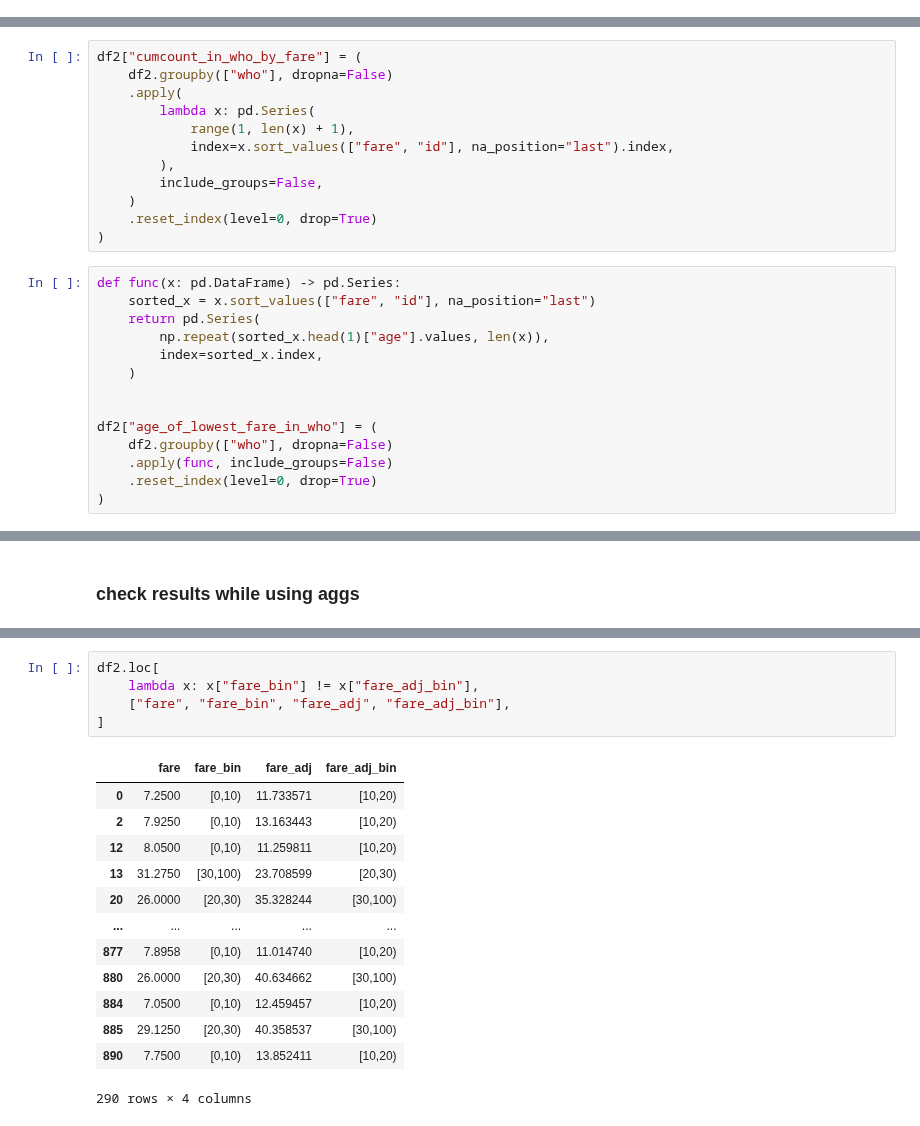
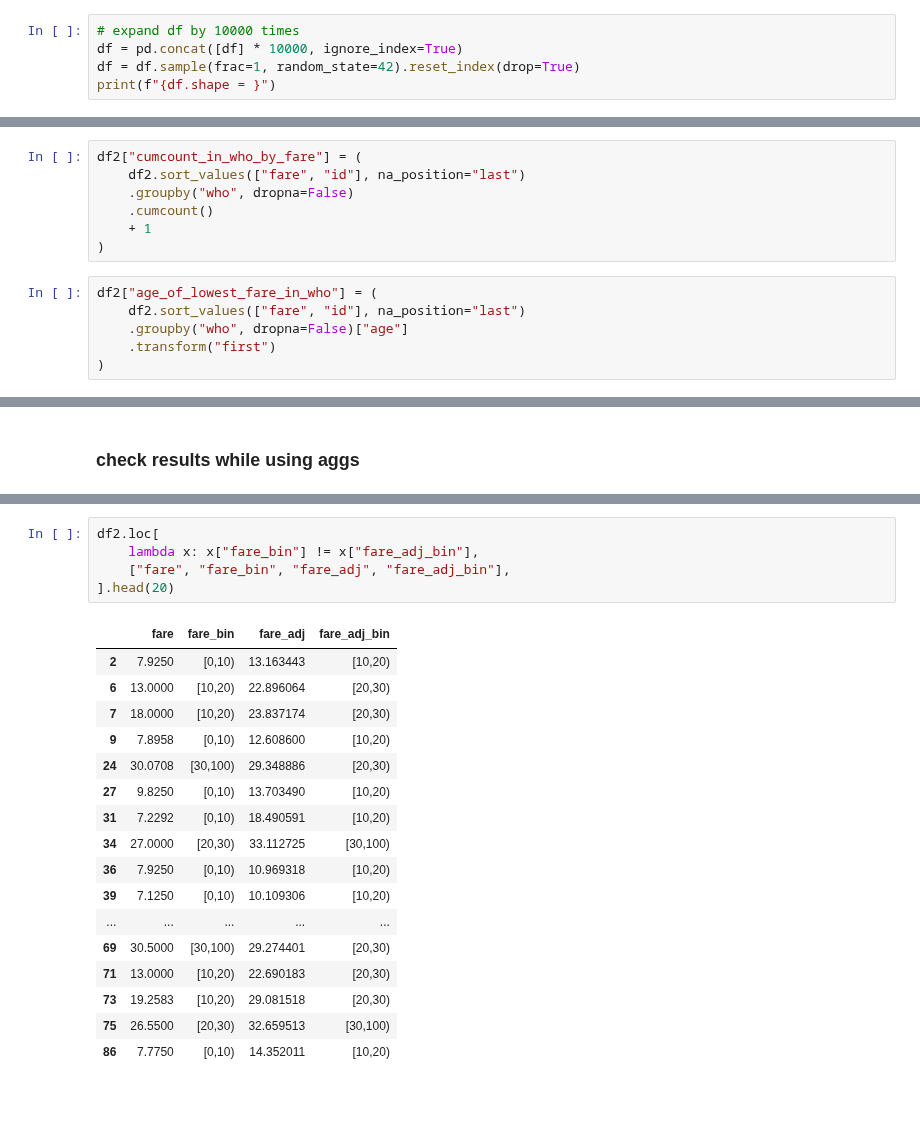
Before and after one commit to 0xdomyz/python_collection, a Jupyter notebook: data_related/pandas_related/intro/pd_analytics.ipynb, the cells around one changed output, grey strips where cells are left out. Saved outputs shown, nothing was run; the diff lists cells and outputs as text; blank space fills up the shorter version.

```diff
--- a/data_related/pandas_related/intro/pd_analytics.ipynb
+++ b/data_related/pandas_related/intro/pd_analytics.ipynb
@@ -79,3 +35,8 @@ df.shape = (891, 4)
 2         1  woman  26.0   7.9250
 3         1  woman  35.0  53.1000
 4         0    man  35.0   8.0500
+# %%
+# expand df by 10000 times
+df = pd.concat([df] * 10000, ignore_index=True)
+df = df.sample(frac=1, random_state=42).reset_index(drop=True)
+print(f"{df.shape = }")
@@ -89,29 +52,16 @@ df2["id"] = range(1, len(df2) + 1)
 df2["avg_age_in_who"] = df2.groupby("who", dropna=False)["age"].transform("mean")
 # %%
 df2["cumcount_in_who_by_fare"] = (
-    df2.groupby(["who"], dropna=False)
-    .apply(
-        lambda x: pd.Series(
-            range(1, len(x) + 1),
-            index=x.sort_values(["fare", "id"], na_position="last").index,
-        ),
-        include_groups=False,
-    )
-    .reset_index(level=0, drop=True)
+    df2.sort_values(["fare", "id"], na_position="last")
+    .groupby("who", dropna=False)
+    .cumcount()
+    + 1
 )
 # %%
-def func(x: pd.DataFrame) -> pd.Series:
-    sorted_x = x.sort_values(["fare", "id"], na_position="last")
-    return pd.Series(
-        np.repeat(sorted_x.head(1)["age"].values, len(x)),
-        index=sorted_x.index,
-    )
-
-
 df2["age_of_lowest_fare_in_who"] = (
-    df2.groupby(["who"], dropna=False)
-    .apply(func, include_groups=False)
-    .reset_index(level=0, drop=True)
+    df2.sort_values(["fare", "id"], na_position="last")
+    .groupby("who", dropna=False)["age"]
+    .transform("first")
 )
 # %%
 src_col = "fare"
@@ -273,22 +231,26 @@ df2.loc[
 # %%
 df2.loc[
     lambda x: x["fare_bin"] != x["fare_adj_bin"],
     ["fare", "fare_bin", "fare_adj", "fare_adj_bin"],
-]
+].head(20)
 # %% [output]
 |  | fare | fare_bin | fare_adj | fare_adj_bin |
-| 0 | 7.2500 | [0,10) | 11.733571 | [10,20) |
 | 2 | 7.9250 | [0,10) | 13.163443 | [10,20) |
-| 12 | 8.0500 | [0,10) | 11.259811 | [10,20) |
-| 13 | 31.2750 | [30,100) | 23.708599 | [20,30) |
-| 20 | 26.0000 | [20,30) | 35.328244 | [30,100) |
+| 6 | 13.0000 | [10,20) | 22.896064 | [20,30) |
+| 7 | 18.0000 | [10,20) | 23.837174 | [20,30) |
+| 9 | 7.8958 | [0,10) | 12.608600 | [10,20) |
+| 24 | 30.0708 | [30,100) | 29.348886 | [20,30) |
+| 27 | 9.8250 | [0,10) | 13.703490 | [10,20) |
+| 31 | 7.2292 | [0,10) | 18.490591 | [10,20) |
+| 34 | 27.0000 | [20,30) | 33.112725 | [30,100) |
+| 36 | 7.9250 | [0,10) | 10.969318 | [10,20) |
+| 39 | 7.1250 | [0,10) | 10.109306 | [10,20) |
 | ... | ... | ... | ... | ... |
-| 877 | 7.8958 | [0,10) | 11.014740 | [10,20) |
-| 880 | 26.0000 | [20,30) | 40.634662 | [30,100) |
-| 884 | 7.0500 | [0,10) | 12.459457 | [10,20) |
-| 885 | 29.1250 | [20,30) | 40.358537 | [30,100) |
-| 890 | 7.7500 | [0,10) | 13.852411 | [10,20) |
+| 69 | 30.5000 | [30,100) | 29.274401 | [20,30) |
+| 71 | 13.0000 | [10,20) | 22.690183 | [20,30) |
+| 73 | 19.2583 | [10,20) | 29.081518 | [20,30) |
+| 75 | 26.5500 | [20,30) | 32.659513 | [30,100) |
+| 86 | 7.7750 | [0,10) | 14.352011 | [10,20) |
-290 rows × 4 columns
 # %%
 _ = df2.loc[
     lambda x: x["cumcount_in_who_by_fare"] == 1,
```
Also changed, not shown: parts of 9 cells of this notebook, 1 other file.
